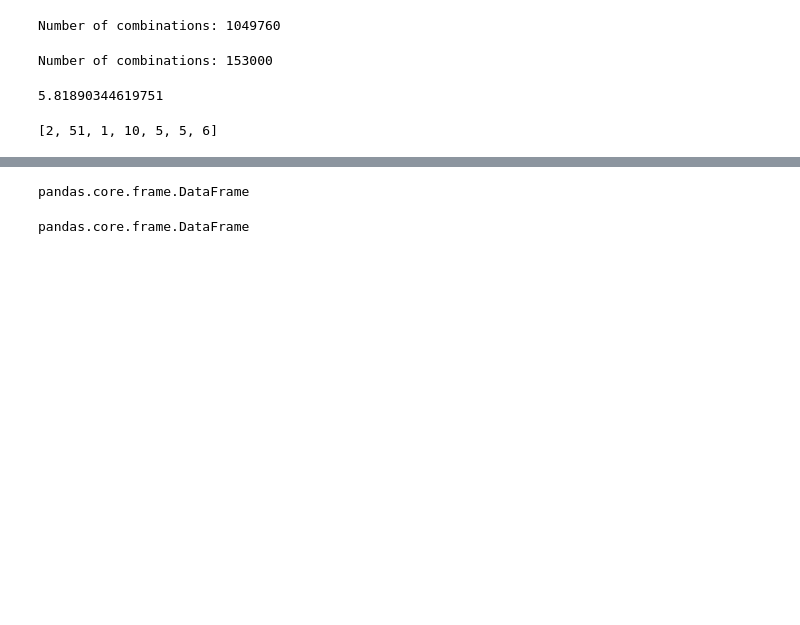
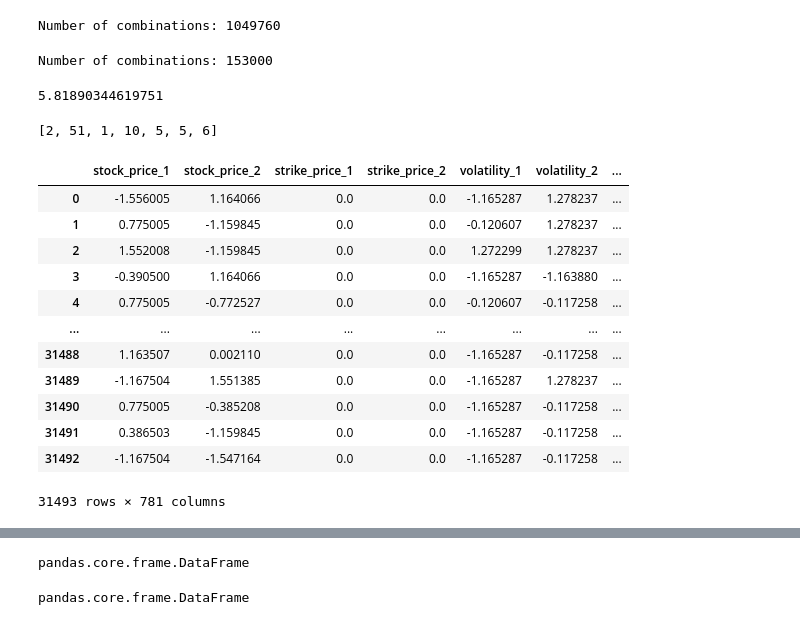
Before and after one commit to arabporr/DSC, a Jupyter notebook: notebooks/00_testing_and_sketch.ipynb, the cells around one changed output, grey strips where cells are left out. Cells and saved outputs as stored; diff of their text form; code cells hidden in the pictures; blank space fills up the shorter version.

```diff
--- a/notebooks/00_testing_and_sketch.ipynb
+++ b/notebooks/00_testing_and_sketch.ipynb
@@ -219,8 +219,24 @@ lengths
 # %%
 import pandas as pd
 # %%
-training_data = pd.read_csv("../data/03_splitted/Worst_Off/training_data.csv")
-test_data = pd.read_csv("../data/03_splitted/Worst_Off/testing_data.csv")
+training_data = pd.read_csv("../_data/03_splitted/Worst_Off/training_data.csv")
+test_data = pd.read_csv("../_data/03_splitted/Worst_Off/testing_data.csv")
 # %%
 from sklearn.decomposition import PCA
+# %%
+test_data.iloc[:,1:-1]
+# %% [output]
+|  | stock_price_1 | stock_price_2 | strike_price_1 | strike_price_2 | volatility_1 | volatility_2 | ... |
+| 0 | -1.556005 | 1.164066 | 0.0 | 0.0 | -1.165287 | 1.278237 | ... |
+| 1 | 0.775005 | -1.159845 | 0.0 | 0.0 | -0.120607 | 1.278237 | ... |
+| 2 | 1.552008 | -1.159845 | 0.0 | 0.0 | 1.272299 | 1.278237 | ... |
+| 3 | -0.390500 | 1.164066 | 0.0 | 0.0 | -1.165287 | -1.163880 | ... |
+| 4 | 0.775005 | -0.772527 | 0.0 | 0.0 | -0.120607 | -0.117258 | ... |
+| ... | ... | ... | ... | ... | ... | ... | ... |
+| 31488 | 1.163507 | 0.002110 | 0.0 | 0.0 | -1.165287 | -0.117258 | ... |
+| 31489 | -1.167504 | 1.551385 | 0.0 | 0.0 | -1.165287 | 1.278237 | ... |
+| 31490 | 0.775005 | -0.385208 | 0.0 | 0.0 | -1.165287 | -0.117258 | ... |
+| 31491 | 0.386503 | -1.159845 | 0.0 | 0.0 | -1.165287 | -0.117258 | ... |
+| 31492 | -1.167504 | -1.547164 | 0.0 | 0.0 | -1.165287 | -0.117258 | ... |
+31493 rows × 781 columns
 # %%
```
Also changed, not shown: parts of 8 cells of this notebook, 16 other files.
